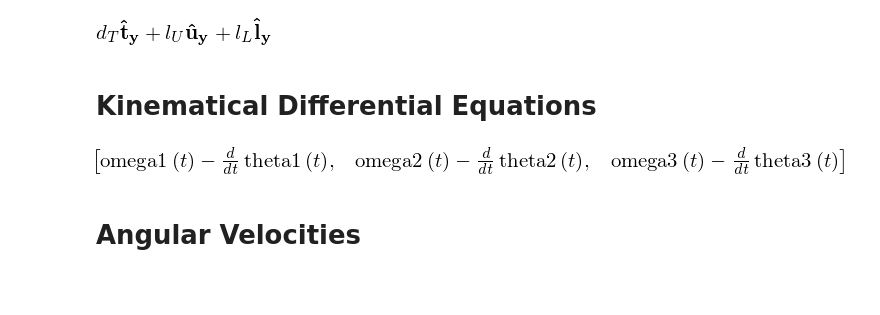
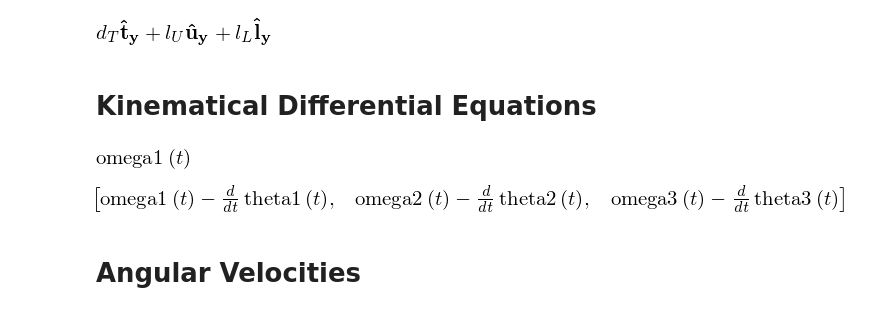
Before and after one commit to pydy/pydy-tutorial-human-standing, a Jupyter notebook: notebooks/base.ipynb, the cells around one changed output. Cells and saved outputs as stored; diff of their text form; code cells hidden in the pictures; blank space fills up the shorter version.

```diff
--- a/notebooks/base.ipynb
+++ b/notebooks/base.ipynb
@@ -85,6 +93,10 @@ torso_mass_center.pos_from(ankle)
 t = symbols('t')
 # %%
 omega1, omega2, omega3 = dynamicsymbols('omega1, omega2, omega3')
+# %%
+omega1
+# %% [output]
+[figure, added]
 # %%
 kinematical_differential_equations = [omega1 - theta1.diff(t),
                                       omega2 - theta2.diff(t),
```
Also changed, not shown: parts of 43 cells of this notebook.
